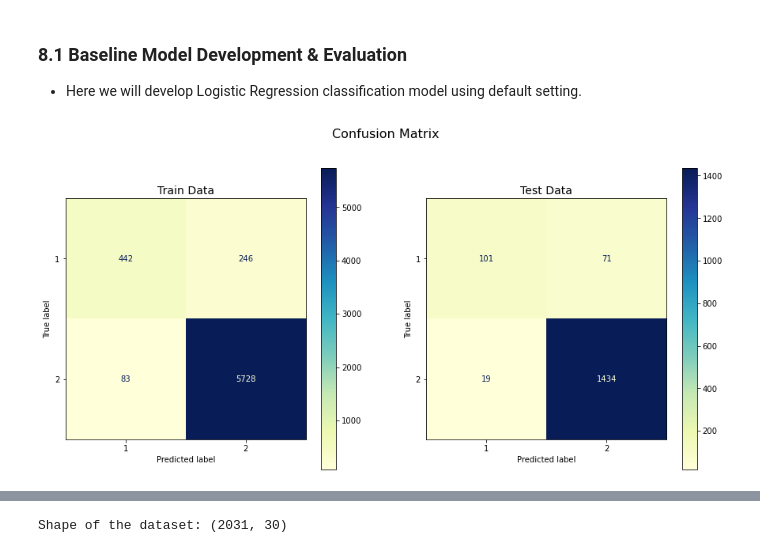
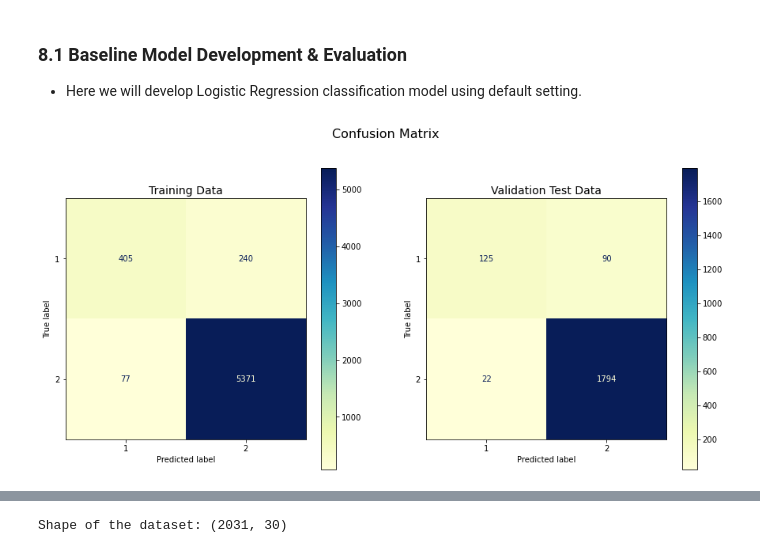
Before and after one commit to girishksahu/INSAID2021, a Jupyter notebook: Customer-classification.ipynb, the cells around one changed output, grey strips where cells are left out. Cells and saved outputs as stored; diff of their text form; code cells hidden in the pictures.

```diff
--- a/Customer-classification.ipynb
+++ b/Customer-classification.ipynb
@@ -859,6 +871,8 @@ Text(0.5, 1.0, 'Correlation between Numerical features and target variable')
 # %%
-finalX_encoded = pd.get_dummies(cust_master_data, columns=['children','age_band', 'status', 'occupation', 'occupation_partner', 'home_status', 'family_income', 'self_employed', 'self_employed_partner', 'TVarea', 'gender','region'], drop_first=True)
-finalX = finalX_encoded.drop(columns=['Revenue_Grid'],axis=1)
+#Using get_dummies for one-hot encoding as it is one of the simplest approach, One-Hot Encoder class also can be used
+#Dropping 'region' column as it similar to 'TVarea' representing geographical distribution for customers
+finalX_encoded = pd.get_dummies(cust_master_data, columns=['children','age_band', 'status', 'occupation', 'occupation_partner', 'home_status', 'family_income', 'self_employed', 'self_employed_partner', 'TVarea', 'gender'], drop_first=True)
+finalX = finalX_encoded.drop(columns=['Revenue_Grid','region'],axis=1)
 y= cust_master_data.Revenue_Grid
 finalX.head()
 # %% [output]
@@ -883,6 +891,6 @@ finalX.head()
 # %%
-# Splitting data into training and testing sets
-X_train, X_test, y_train, y_test = train_test_split(finalX, y, test_size=0.20, random_state=42, stratify=y)
+# Splitting data into training and testing sets with using Validation Test Data as 25%
+X_train, X_test, y_train, y_test = train_test_split(finalX, y, test_size=0.25, random_state=42, stratify=y)
 
 # Display the shape of training and testing data
 print('X_train shape: ', X_train.shape)
@@ -890,5 +898,6 @@ print('y_train shape: ', y_train.shape)
 print('X_test shape: ', X_test.shape)
 print('y_test shape: ', y_test.shape)
 X_train.info()
-X_train.columns
+#X_train.columns
+X_train.head()
 # %% [output]
@@ -945,23 +950,22 @@ Index(['Average_Credit_Card_Transaction', 'Balance_Transfer', 'Term_Deposit',
 - Here we will develop Logistic Regression classification model using default setting.
 # %%
 # Instantiate a Logistic Regression
-
 logreg = LogisticRegression()
 logreg.fit(X_train,y_train)
 
 # Predicting training and testing labels
 y_train_pred_count = logreg.predict(X_train)
 y_test_pred_count = logreg.predict(X_test)
 
 # Plotting confusion maxtrix of train and test data
 fig, (ax1, ax2) = plt.subplots(nrows=1, ncols=2, sharex=False, figsize=(15, 7))
 plot_confusion_matrix(estimator=logreg, X=X_train, y_true=y_train, values_format='.5g', cmap='YlGnBu', ax=ax1)
 plot_confusion_matrix(estimator=logreg, X=X_test, y_true=y_test, values_format='.5g', cmap='YlGnBu', ax=ax2)
-ax1.set_title(label='Train Data', size=14)
-ax2.set_title(label='Test Data', size=14)
+ax1.set_title(label='Training Data', size=14)
+ax2.set_title(label='Validation Test Data', size=14)
 ax1.grid(b=False)
 ax2.grid(b=False)
 plt.suptitle(t='Confusion Matrix', size=16)
 plt.show()
 # %% [output]
-[figure, old version]
+[figure, new version]
```
Also changed, not shown: parts of 69 cells of this notebook.
